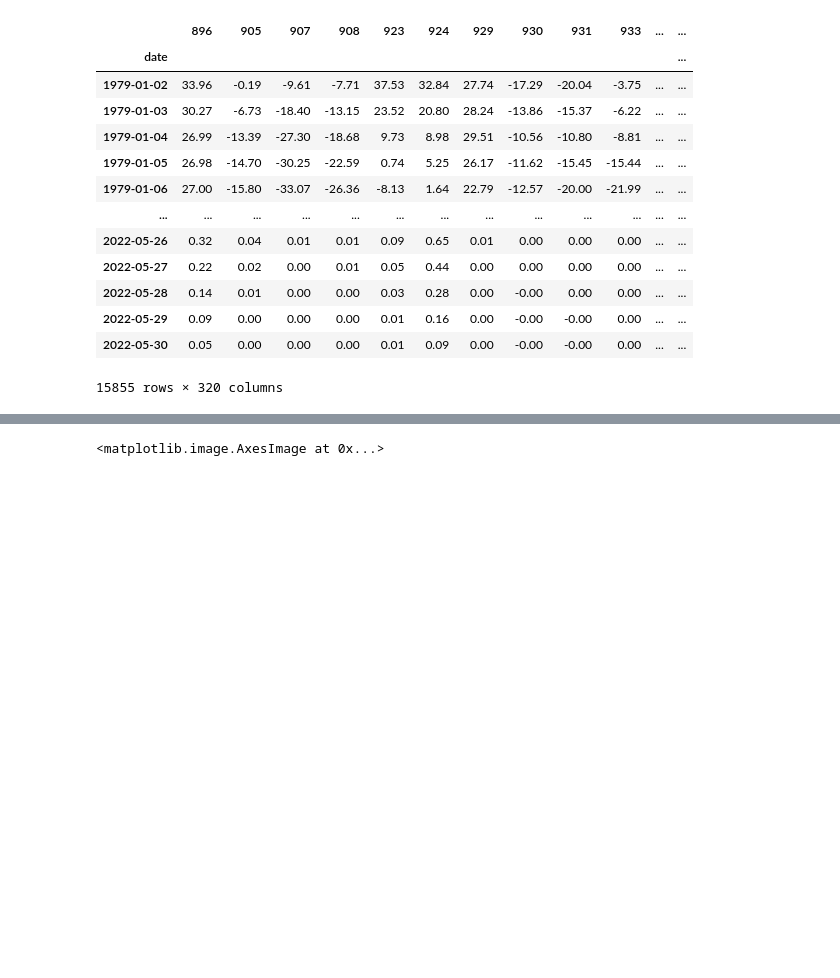
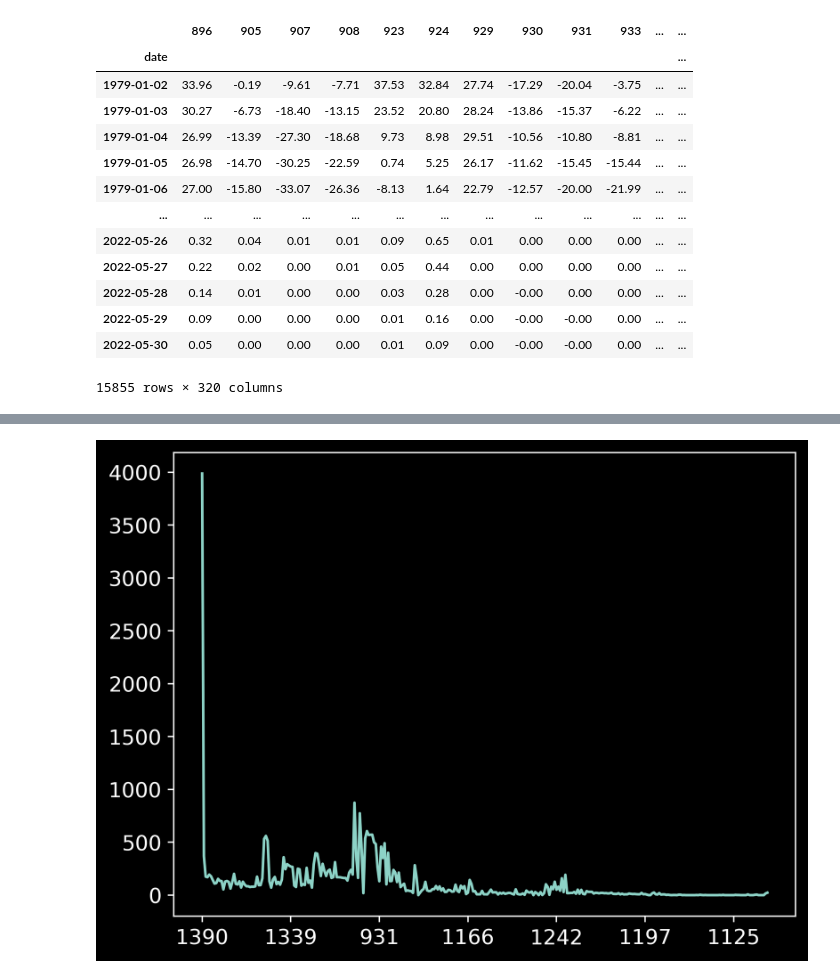
Before and after one commit to iiroseppa/CAMELS-FI, a Jupyter notebook: scripts/visualization/swe_ERA5-Land_cci_diff.ipynb, the cells around one changed output, grey strips where cells are left out. Cells and saved outputs as stored; diff of their text form; code cells hidden in the pictures; blank space fills up the shorter version.

```diff
--- a/scripts/visualization/swe_ERA5-Land_cci_diff.ipynb
+++ b/scripts/visualization/swe_ERA5-Land_cci_diff.ipynb
@@ -178,26 +175,5 @@ plt.tight_layout(pad=0)
-# %%
-vmax=200
-vmin=-200
-#resampled_data, natural_data, unnatural_data = preprocess_timeseries(catchments_path, natural_gauges_path, mean_tmp_path, os.path.join(src_root, 'precipitation.csv'), data_range)
-#plt_data = resampled_data
-
-plt_data = plt_data.where(cond=plt_data> 0.05, other=np.nan)
-cmap= LinearSegmentedColormap.from_list('DIWA', ['#11548a', '#4ca9ff', '#83e7fc', '#ffffff'])
-
-fig, ax = plt.subplots(figsize=(width, height))
-ax.yaxis.set_visible(False)
-imax = ax.imshow(plt_data, cmap=cmap, vmin=vmin, vmax=vmax, aspect='auto', interpolation='none')
-
-result_ticks = ax.set_xticks(ticks, labels)
-plt.title('Precipitation', loc='center')
-plt.tight_layout(pad=0)
-
-cbar = plt.colorbar(imax, pad=0.01, ticks=[0.05, vmax/2, vmax])
-cbar.ax.set_ylabel('mm', rotation=90)
-cbar.set_ticklabels([f'{vmin}', str(round((vmax-vmin)/2, 1)), f'>{vmax}'])
-dst_path = 'weather/precipitation_1990_2020.png'
-#plt.savefig(dst_path, transparent=True, dpi=300)
 # %%
+ax = (plt_data.transpose() > 100).sum().plot()
 # %% [output]
-<matplotlib.image.AxesImage at 0x...>
+[figure, added]
 # %%
```
Also changed, not shown: parts of 16 cells of this notebook, 5 other files.
